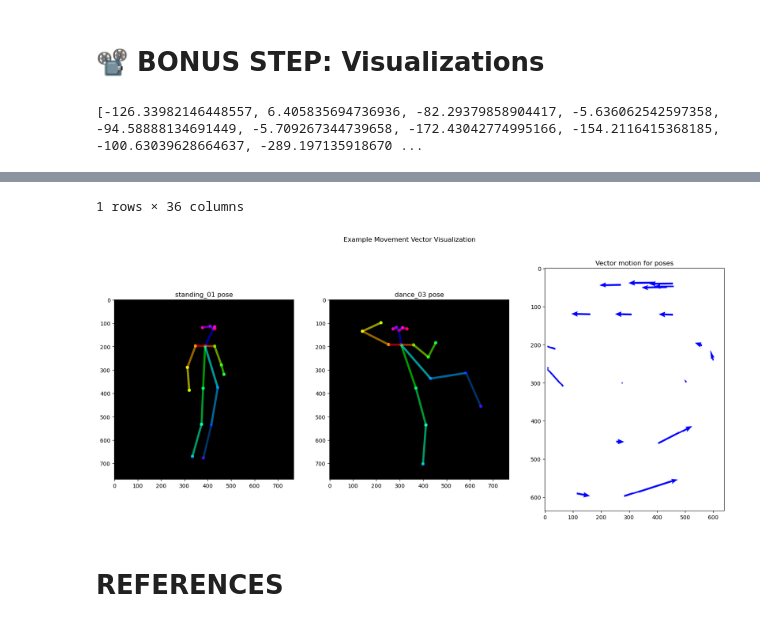
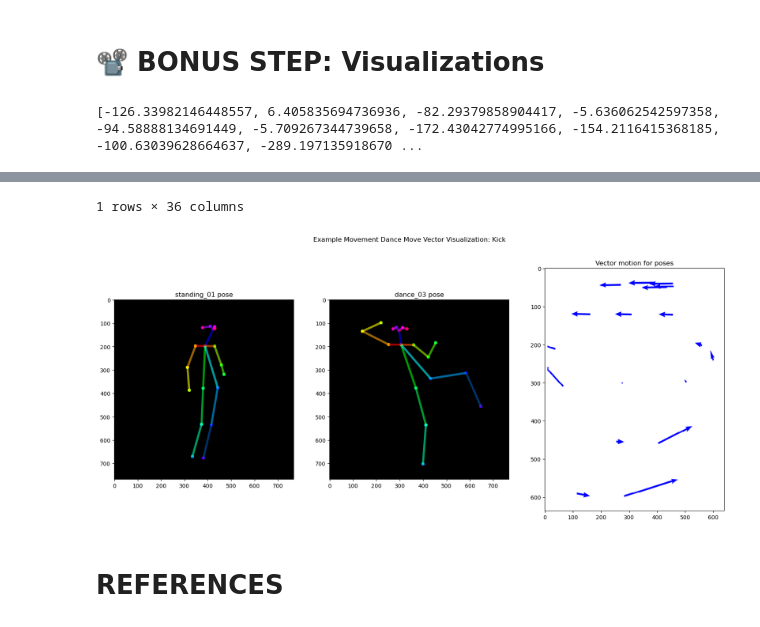
Before and after one commit to HiromiCota/CS506_TeamProject, a Jupyter notebook: sub3_dancemoves.ipynb, the cells around one changed output, grey strips where cells are left out. Cells and saved outputs as stored; diff of their text form; code cells hidden in the pictures.

```diff
--- a/sub3_dancemoves.ipynb
+++ b/sub3_dancemoves.ipynb
@@ -269,35 +269,35 @@ def generate_vector_graph(pose, movement, title, output_filename):
 # %%
 labels = generate_column_labels()
 
 standing_pose = read_one_pose("standing_01.json")
 kicking_pose = read_one_pose("dance_03.json")
 standing_df = DataFrame(np.array(standing_pose).reshape(-1,len(standing_pose)),columns=labels)
 kicking_df = DataFrame(np.array(kicking_pose).reshape(-1,len(kicking_pose)), columns=labels)
 movement_df = coords_to_vectors(standing_df, kicking_df, labels=labels)
 generate_vector_graph(standing_df, movement_df, "Example Kick Move","example_kick")
 
 img_dir = "submission1/post_images/"
 standing_img = img_dir + "standing_01.png"
 standing_img = plt.imread(standing_img)
 kicking_img = img_dir + "dance_03.png"
 kicking_img = plt.imread(kicking_img)
 vector_img = "diagrams/example_kick.png"
 vector_img = plt.imread(vector_img)
 fig, axarr = plt.subplots(1,3, figsize=[20,8])
-fig.suptitle("Example Movement Vector Visualization")
+fig.suptitle("Example Movement Dance Move Vector Visualization: Kick")
 axarr[0].imshow(standing_img)
 axarr[0].title.set_text("standing_01 pose")
 axarr[1].imshow(kicking_img)
 axarr[1].title.set_text("dance_03 pose")
 axarr[2].imshow(vector_img,interpolation='nearest',aspect='auto')
 axarr[2].title.set_text("Vector motion for poses")
 plt.show()
 # %% [output]
 [-126.33982146448557, 6.405835694736936, -82.29379858904417, -5.636062542597358, -94.58888134691449, -5.709267344739658, -172.43042774995166, -154.2116415368185, -100.63039628664637, -289.197135918670 ...
 |  | 00x | 00y | 01x | 01y | 02x | 02y | 03x | 03y | 04x | 04y | ... | ... |
 | 0 | -126.339821 | 6.405836 | -82.293799 | -5.636063 | -94.588881 | -5.709267 | -172.430428 | -154.211642 | -100.630396 | -289.197136 | ... | ... |
 1 rows × 36 columns
-[figure, old version]
+[figure, new version]
 # %% [markdown]
 # REFERENCES
 # %% [markdown]
```
